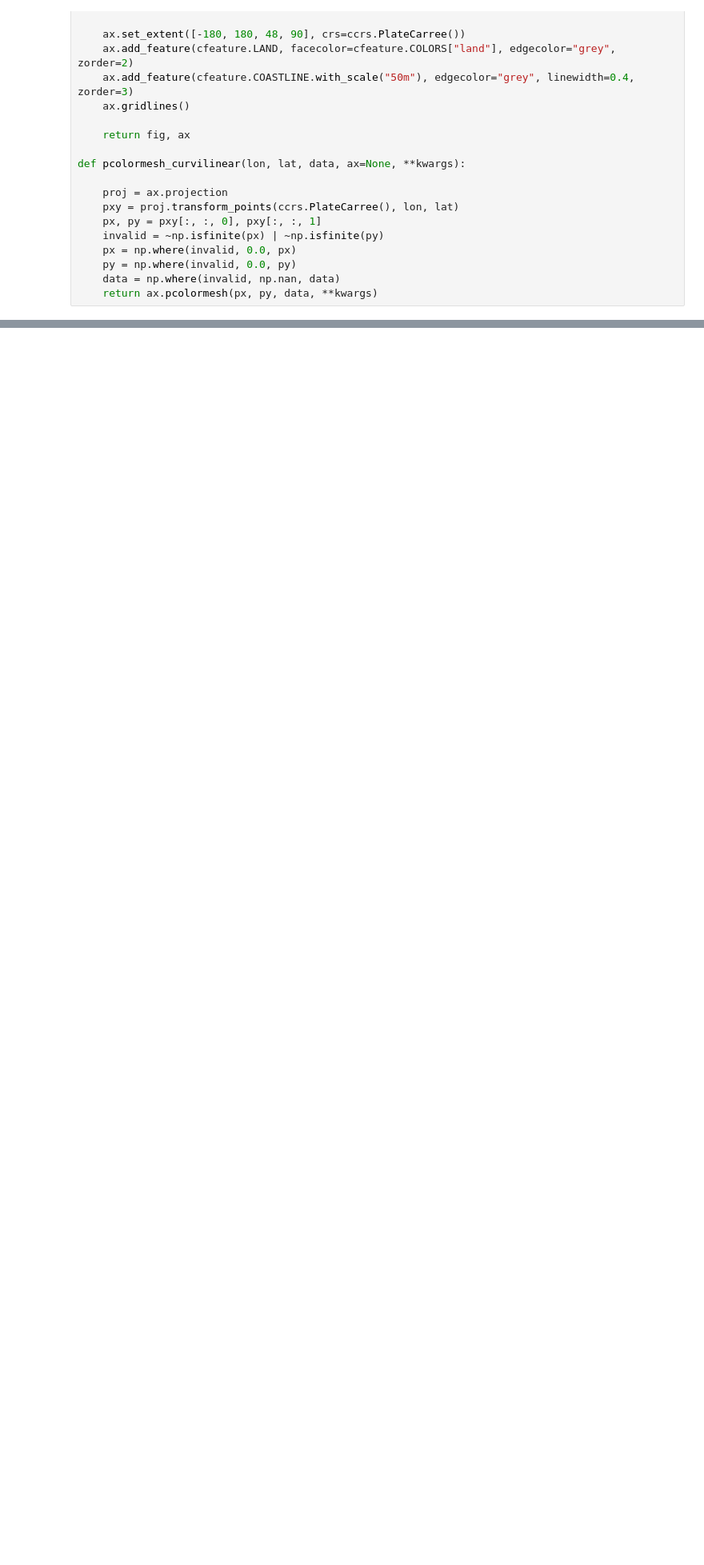
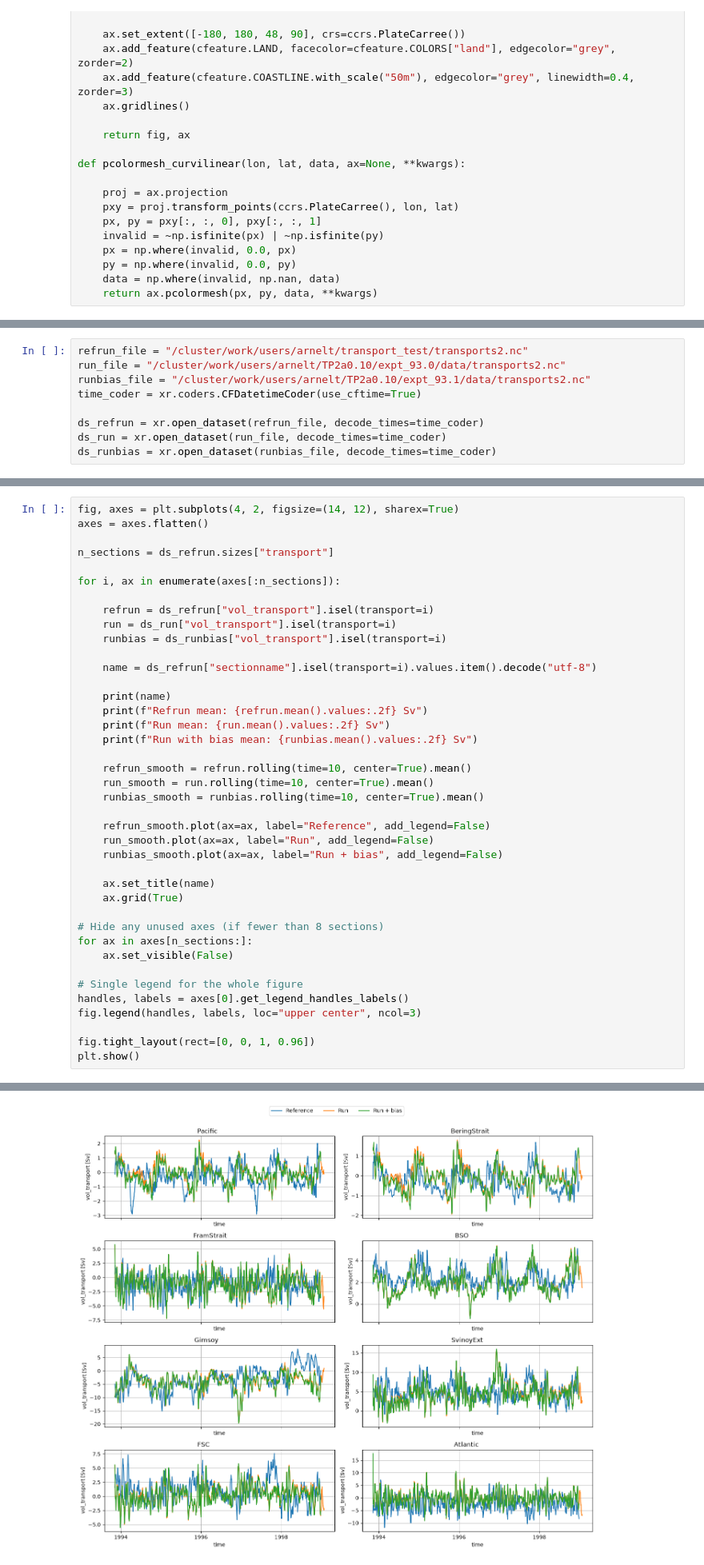
Before and after one commit to lilleannette/Script-tools, a Jupyter notebook: SEACLIM/Transport_check.ipynb, the cells around one changed output, grey strips where cells are left out. Shown at 80% size. Drawn from its saved outputs; the diff is of its cells as text; blank space fills up the shorter version.

Commit message:
Updated transport verification

```diff
--- a/SEACLIM/Transport_check.ipynb
+++ b/SEACLIM/Transport_check.ipynb
@@ -53,0 +102,9 @@ for name, p in POINTS.items():
+# %%
+refrun_file = "/cluster/work/users/arnelt/transport_test/transports2.nc"
+run_file = "/cluster/work/users/arnelt/TP2a0.10/expt_93.0/data/transports2.nc"
+runbias_file = "/cluster/work/users/arnelt/TP2a0.10/expt_93.1/data/transports2.nc"
+time_coder = xr.coders.CFDatetimeCoder(use_cftime=True)
+
+ds_refrun = xr.open_dataset(refrun_file, decode_times=time_coder)
+ds_run = xr.open_dataset(run_file, decode_times=time_coder)
+ds_runbias = xr.open_dataset(runbias_file, decode_times=time_coder)
@@ -53,0 +134,41 @@ for name, p in POINTS.items():
+# %%
+fig, axes = plt.subplots(4, 2, figsize=(14, 12), sharex=True)
+axes = axes.flatten()
+
+n_sections = ds_refrun.sizes["transport"]
+
+for i, ax in enumerate(axes[:n_sections]):
+
+    refrun = ds_refrun["vol_transport"].isel(transport=i)
+    run = ds_run["vol_transport"].isel(transport=i)
+    runbias = ds_runbias["vol_transport"].isel(transport=i)
+
+    name = ds_refrun["sectionname"].isel(transport=i).values.item().decode("utf-8")
+
+    print(name)
+    print(f"Refrun mean: {refrun.mean().values:.2f} Sv")
+    print(f"Run mean: {run.mean().values:.2f} Sv")
+    print(f"Run with bias mean: {runbias.mean().values:.2f} Sv")
+
+    refrun_smooth = refrun.rolling(time=10, center=True).mean()
+    run_smooth = run.rolling(time=10, center=True).mean()
+    runbias_smooth = runbias.rolling(time=10, center=True).mean()
+
+    refrun_smooth.plot(ax=ax, label="Reference", add_legend=False)
+    run_smooth.plot(ax=ax, label="Run", add_legend=False)
+    runbias_smooth.plot(ax=ax, label="Run + bias", add_legend=False)
+
+    ax.set_title(name)
+    ax.grid(True)
+
+# Hide any unused axes (if fewer than 8 sections)
+for ax in axes[n_sections:]:
+    ax.set_visible(False)
+
+# Single legend for the whole figure
+handles, labels = axes[0].get_legend_handles_labels()
+fig.legend(handles, labels, loc="upper center", ncol=3)
+
+fig.tight_layout(rect=[0, 0, 1, 0.96])
+plt.show()
+# %% [output]
@@ -53,0 +192 @@ for name, p in POINTS.items():
+[figure, added]
```
Also changed, not shown: parts of 5 cells of this notebook.
